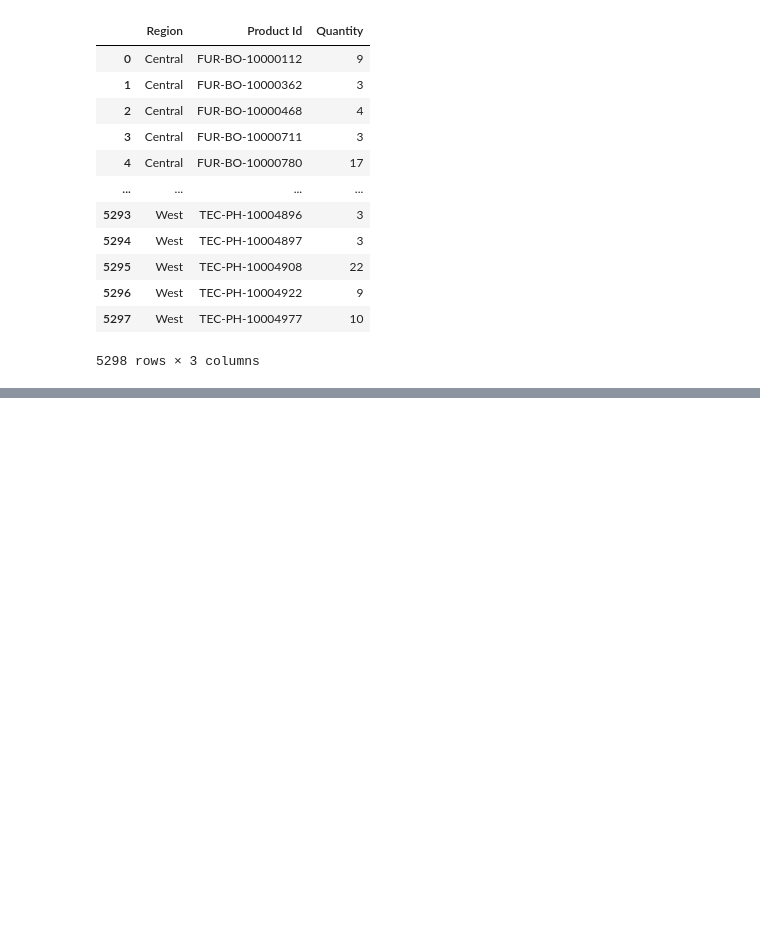
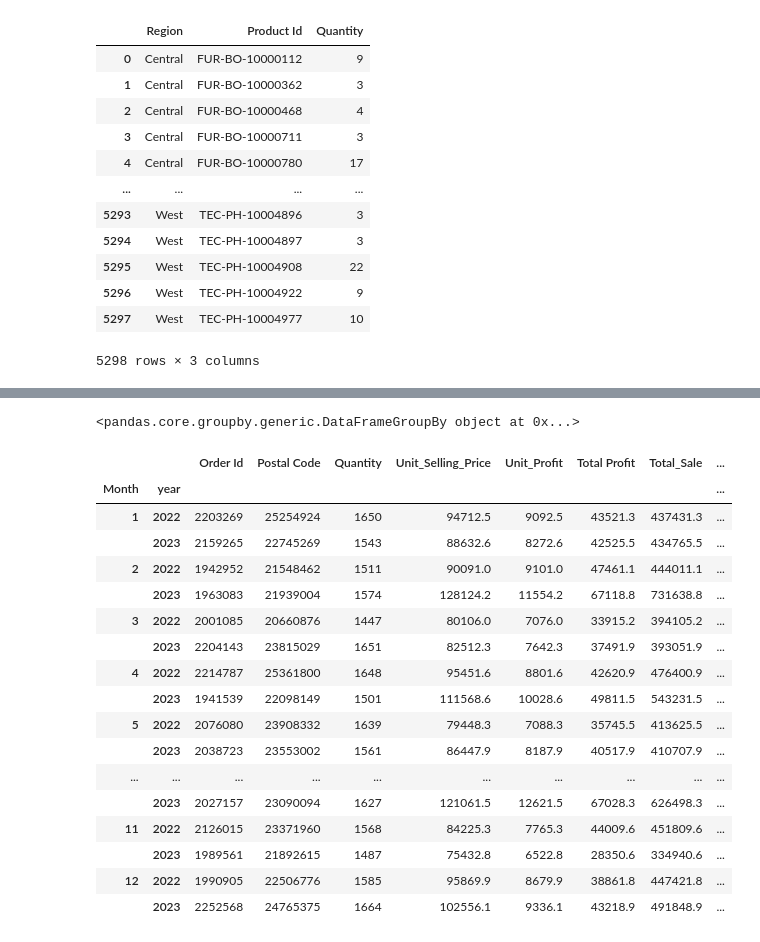
Before and after one commit to astuteIsrael/data_analyst_with_API, a Jupyter notebook: retail_rover.ipynb, the cells around one changed output, grey strips where cells are left out. Cells and saved outputs as stored; diff of their text form; code cells hidden in the pictures; blank space fills up the shorter version.

```diff
--- a/retail_rover.ipynb
+++ b/retail_rover.ipynb
@@ -687,0 +770,6 @@ df1.groupby(['Region', 'Product Id']).sum('Quantity')['Quantity'].reset_index()
+# %%
+df['Order Date'] = pd.to_datetime(df['Order Date'], format= '%d-%m-%Y')
+
+
+df1['Month'] = df['Order Date'].dt.month
+df1['Month']
@@ -687,0 +789,25 @@ df1.groupby(['Region', 'Product Id']).sum('Quantity')['Quantity'].reset_index()
+# %%
+df1.groupby(['Month', 'year'])
+# %% [output]
+<pandas.core.groupby.generic.DataFrameGroupBy object at 0x...>
+# %%
+df1.groupby(['Month', 'year']).sum('Total_Sale')
+# %% [output]
+|  |  | Order Id | Postal Code | Quantity | Unit_Selling_Price | Unit_Profit | Total Profit | Total_Sale | ... |
+| Month | year |  |  |  |  |  |  |  | ... |
+| 1 | 2022 | 2203269 | 25254924 | 1650 | 94712.5 | 9092.5 | 43521.3 | 437431.3 | ... |
+|  | 2023 | 2159265 | 22745269 | 1543 | 88632.6 | 8272.6 | 42525.5 | 434765.5 | ... |
+| 2 | 2022 | 1942952 | 21548462 | 1511 | 90091.0 | 9101.0 | 47461.1 | 444011.1 | ... |
+|  | 2023 | 1963083 | 21939004 | 1574 | 128124.2 | 11554.2 | 67118.8 | 731638.8 | ... |
+| 3 | 2022 | 2001085 | 20660876 | 1447 | 80106.0 | 7076.0 | 33915.2 | 394105.2 | ... |
+|  | 2023 | 2204143 | 23815029 | 1651 | 82512.3 | 7642.3 | 37491.9 | 393051.9 | ... |
+| 4 | 2022 | 2214787 | 25361800 | 1648 | 95451.6 | 8801.6 | 42620.9 | 476400.9 | ... |
+|  | 2023 | 1941539 | 22098149 | 1501 | 111568.6 | 10028.6 | 49811.5 | 543231.5 | ... |
+| 5 | 2022 | 2076080 | 23908332 | 1639 | 79448.3 | 7088.3 | 35745.5 | 413625.5 | ... |
+|  | 2023 | 2038723 | 23553002 | 1561 | 86447.9 | 8187.9 | 40517.9 | 410707.9 | ... |
+| ... | ... | ... | ... | ... | ... | ... | ... | ... | ... |
+|  | 2023 | 2027157 | 23090094 | 1627 | 121061.5 | 12621.5 | 67028.3 | 626498.3 | ... |
+| 11 | 2022 | 2126015 | 23371960 | 1568 | 84225.3 | 7765.3 | 44009.6 | 451809.6 | ... |
+|  | 2023 | 1989561 | 21892615 | 1487 | 75432.8 | 6522.8 | 28350.6 | 334940.6 | ... |
+| 12 | 2022 | 1990905 | 22506776 | 1585 | 95869.9 | 8679.9 | 38861.8 | 447421.8 | ... |
+|  | 2023 | 2252568 | 24765375 | 1664 | 102556.1 | 9336.1 | 43218.9 | 491848.9 | ... |
```
Also changed, not shown: parts of 28 cells of this notebook.
